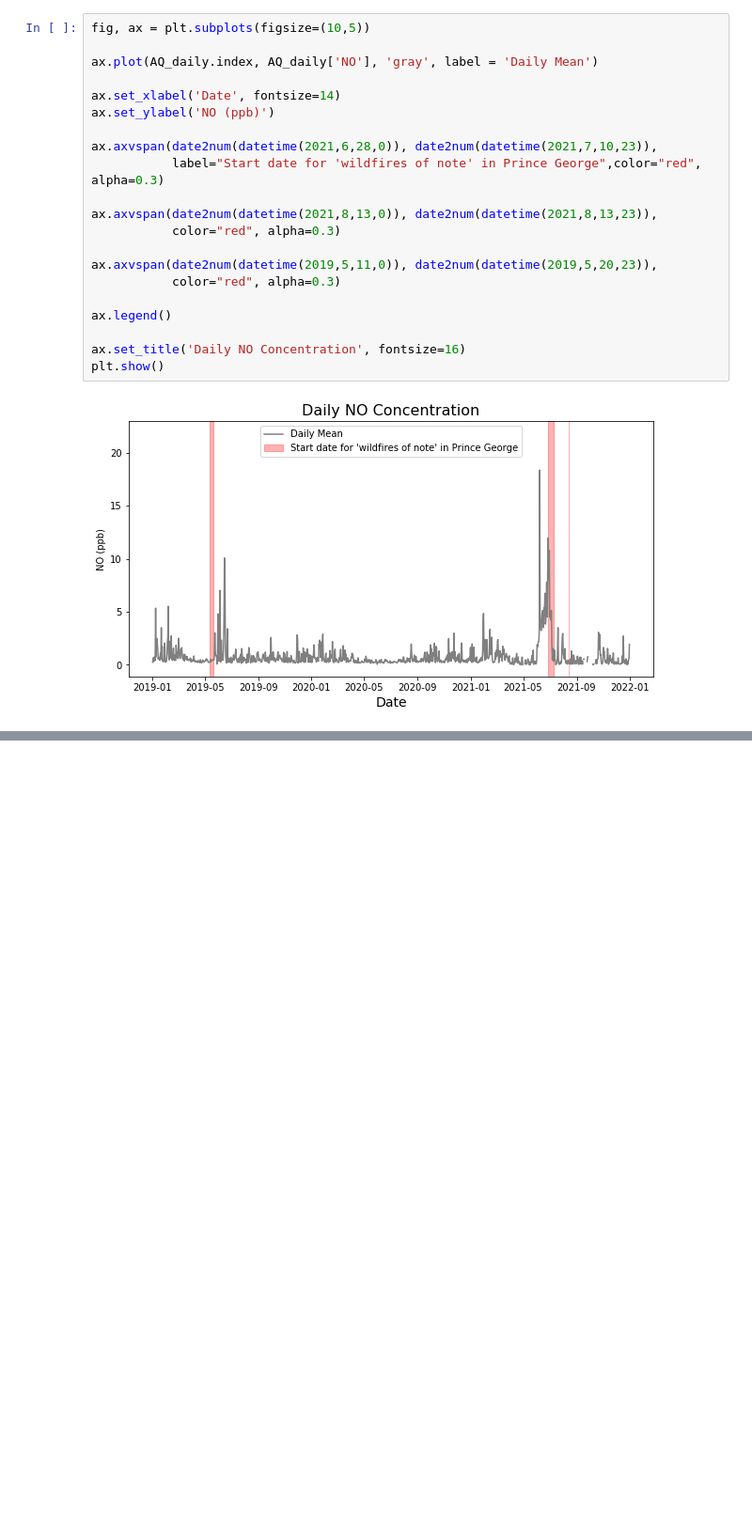
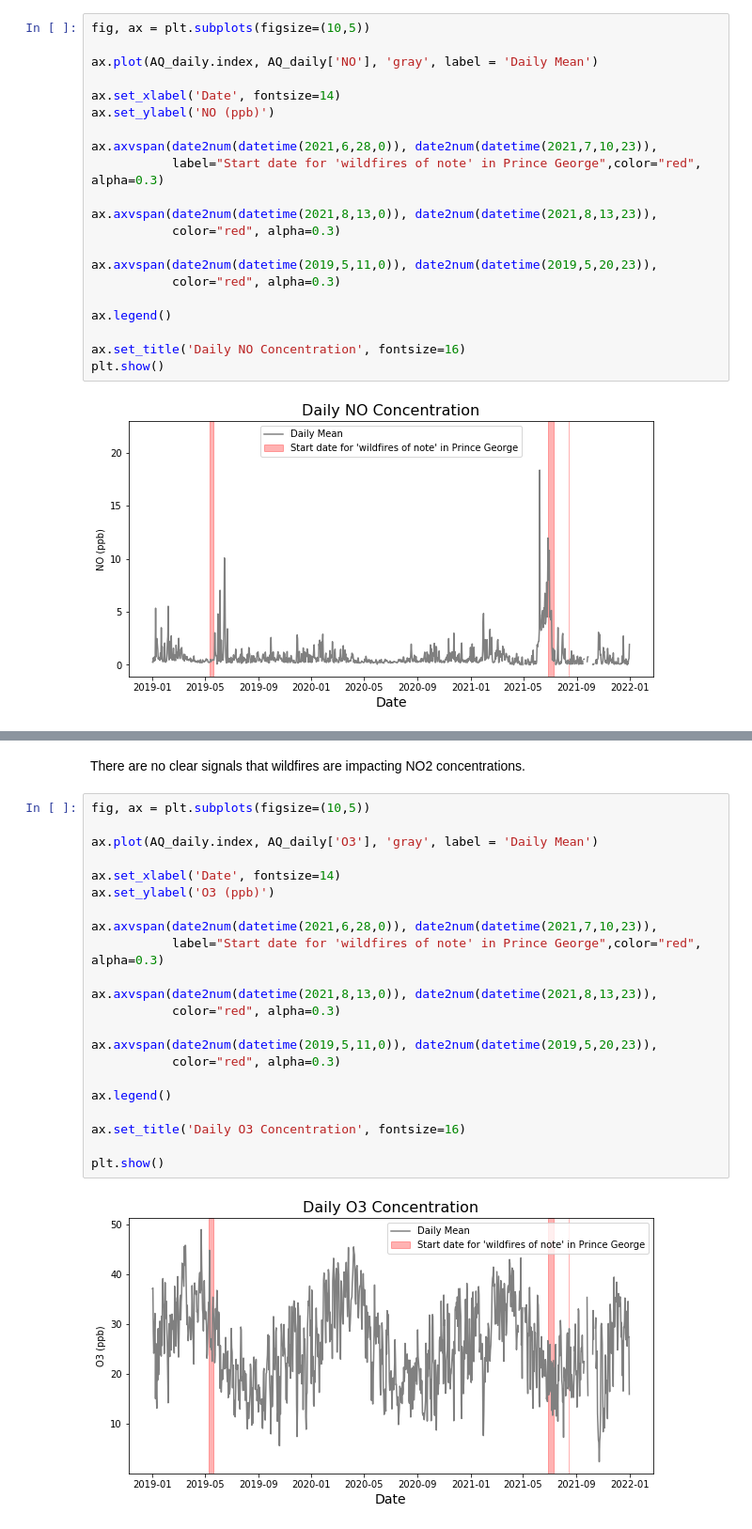
Before and after one commit to mirandadoris/CIV1498_Project2_Pythoneers, a Jupyter notebook: 2-Analysis/Wildfire_Analysis.ipynb, the cells around one changed output, grey strips where cells are left out. Shown at 94% size. Drawn from its saved outputs; the diff is of its cells as text; blank space fills up the shorter version.

```diff
--- a/2-Analysis/Wildfire_Analysis.ipynb
+++ b/2-Analysis/Wildfire_Analysis.ipynb
@@ -235,0 +191,26 @@ plt.show()
+# %% [markdown]
+There are no clear signals that wildfires are impacting NO2 concentrations.
+# %%
+fig, ax = plt.subplots(figsize=(10,5))
+
+ax.plot(AQ_daily.index, AQ_daily['O3'], 'gray', label = 'Daily Mean')
+
+ax.set_xlabel('Date', fontsize=14)
+ax.set_ylabel('O3 (ppb)')
+
+ax.axvspan(date2num(datetime(2021,6,28,0)), date2num(datetime(2021,7,10,23)),
+           label="Start date for 'wildfires of note' in Prince George",color="red", alpha=0.3)
+
+ax.axvspan(date2num(datetime(2021,8,13,0)), date2num(datetime(2021,8,13,23)),
+           color="red", alpha=0.3)
+
+ax.axvspan(date2num(datetime(2019,5,11,0)), date2num(datetime(2019,5,20,23)),
+           color="red", alpha=0.3)
+
+ax.legend()
+
+ax.set_title('Daily O3 Concentration', fontsize=16)
+
+plt.show()
+# %% [output]
+[figure, added]
```
Also changed, not shown: parts of 15 cells of this notebook.
